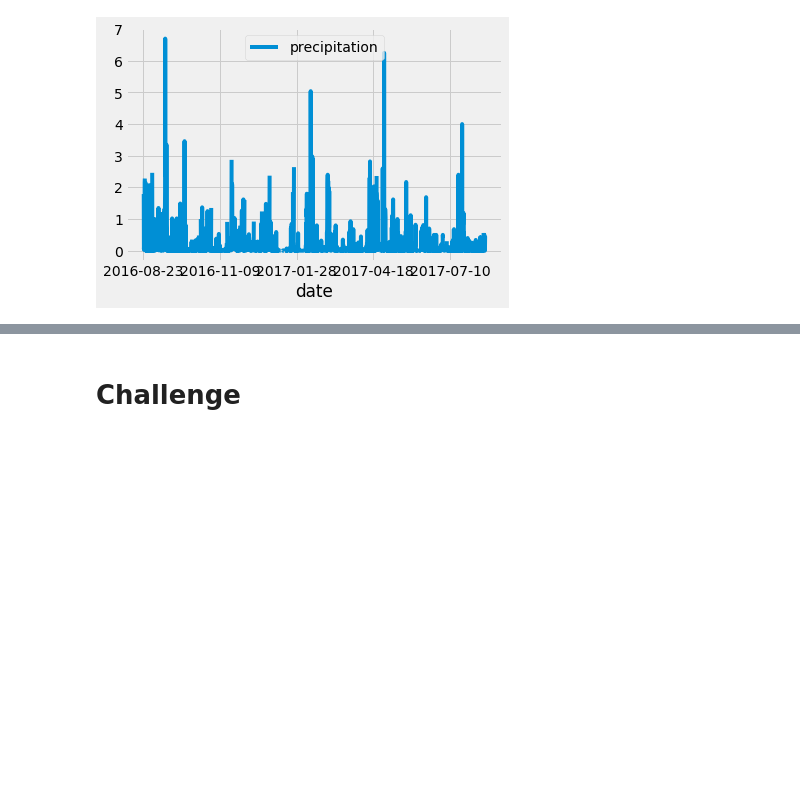
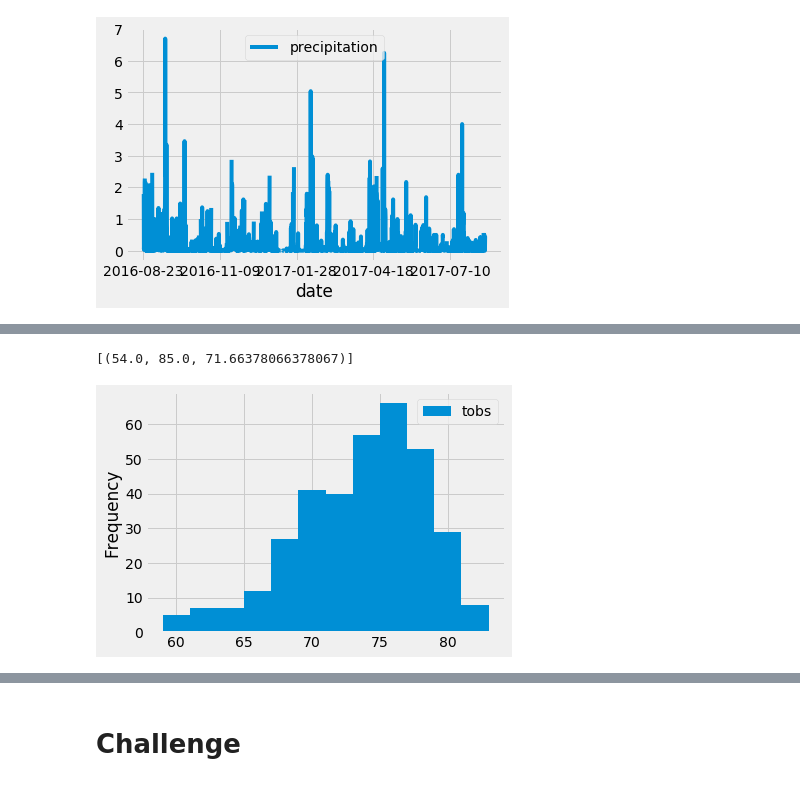
Before and after one commit to Mar102/surfs_up, a Jupyter notebook: climate_analysis.ipynb, the cells around one changed output, grey strips where cells are left out. Drawn from its saved outputs; the diff is of its cells as text; code cells hidden in the pictures; blank space fills up the shorter version.

```diff
--- a/climate_analysis.ipynb
+++ b/climate_analysis.ipynb
@@ -81,6 +112,25 @@ df.plot()
 # %%
 # Using the station id from the previous query, calculate the lowest temperature recorded,
 # highest temperature recorded, and average temperature most active station?
+session.query(func.min(Measurement.tobs), func.max(Measurement.tobs), func.avg(Measurement.tobs)).\
+filter(Measurement.station == 'USC00519281').all()
+
+# The results show that the low (minimum) temperature is 54 degrees,
+# the high (maximum) temperature is 85 degrees, and the average temperature is approximately 71.7 degrees.
+# %% [output]
+[(54.0, 85.0, 71.66378066378067)]
 # %%
 # Choose the station with the highest number of temperature observations.
+### To create a query, first select the column we are interested in. We want to pull Measurement.tobs in order to get our total observations count.
+results = session.query(Measurement.tobs).\
+filter(Measurement.station == 'USC00519281').\
+filter(Measurement.date >= prev_year).all()
+df = pd.DataFrame(results, columns=['tobs']) #
+
+#print(df.to_string(index=False))
+
 # Query the last 12 months of temperature observation data for this station and plot the results as a histogram
+df.plot.hist(bins=12)
+plt.tight_layout()
+# %% [output]
+[figure, added]
```
Also changed, not shown: parts of 7 cells of this notebook, 1 other file.
